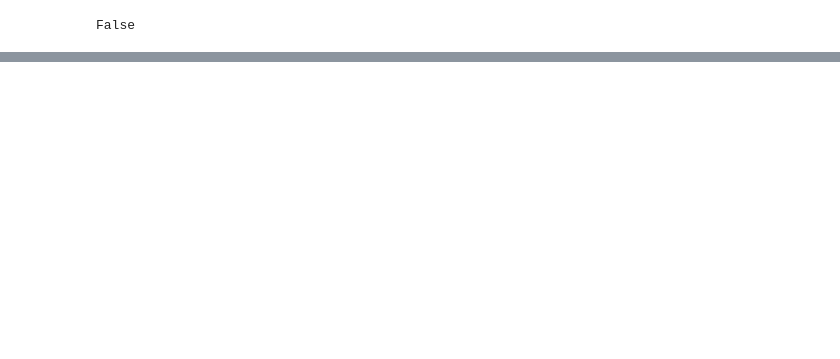
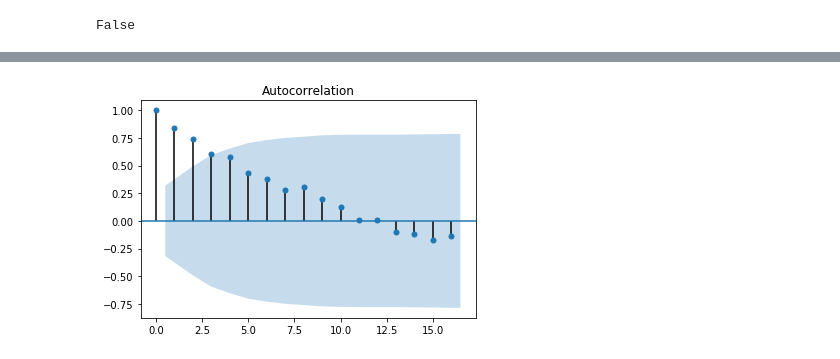
Before and after one commit to ropinotex/forecasting, a Jupyter notebook: Forecasting.ipynb, the cells around one changed output, grey strips where cells are left out. Cells and saved outputs as stored; diff of their text form; code cells hidden in the pictures; blank space fills up the shorter version.

```diff
--- a/Forecasting.ipynb
+++ b/Forecasting.ipynb
@@ -432,3 +431,42 @@ d = pd.DataFrame()
 isinstance([], pd.DataFrame)
 # %% [output]
 False
+# %%
+ts = [30698.1,
+32924.8,
+32748.0,
+35165.3,
+35907.2,
+36161.7,
+35455.8,
+36995.6,
+35642.7,
+33428.7,
+31739.3,
+33872.3,
+32909.4,
+34923.8,
+34417.2,
+36226.5,
+34909.9,
+35042.2,
+33610.0,
+36384.5,
+35222.9,
+35874.6,
+33657.8,
+36233.9,
+35696.1,
+37902.9,
+37149.1,
+41772.2,
+41747.7,
+40997.5,
+40132.9,
+43924.2,
+43203.2,
+43163.5,
+42334.0,
+44718.1,
+44899.8,
+41983.9]
@@ -434,0 +477,4 @@ False
+# %%
+f.acf_plot(ts)
+# %% [output]
+[figure, added]
```
Also changed, not shown: parts of 30 cells of this notebook, 1 other file.
